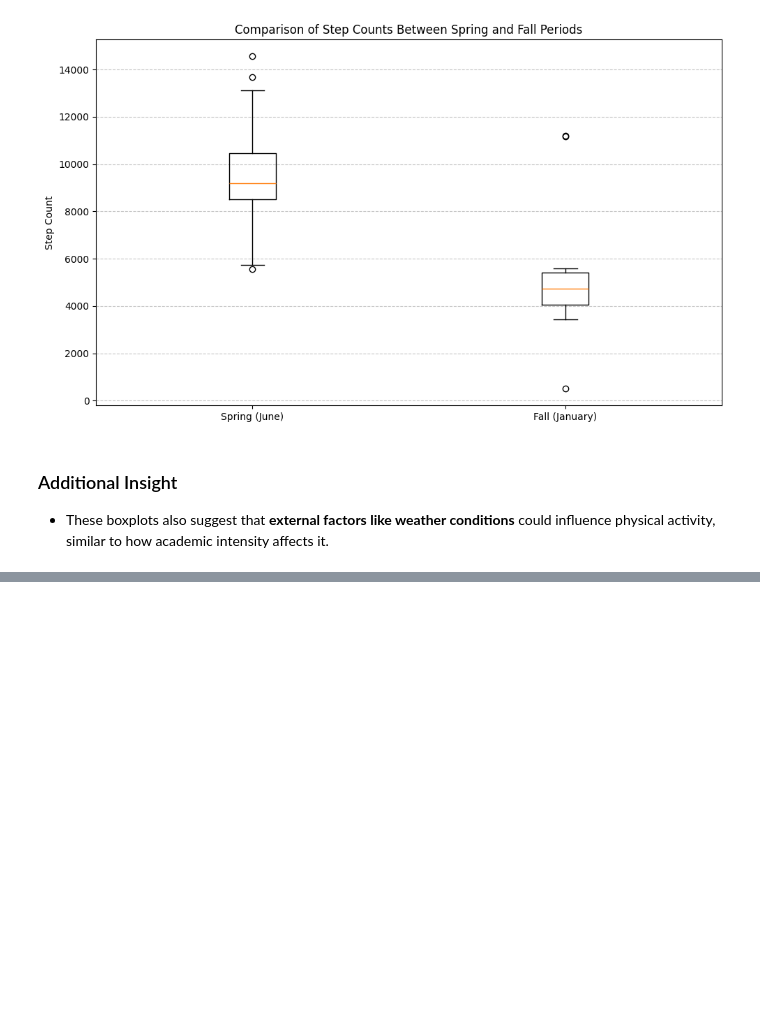
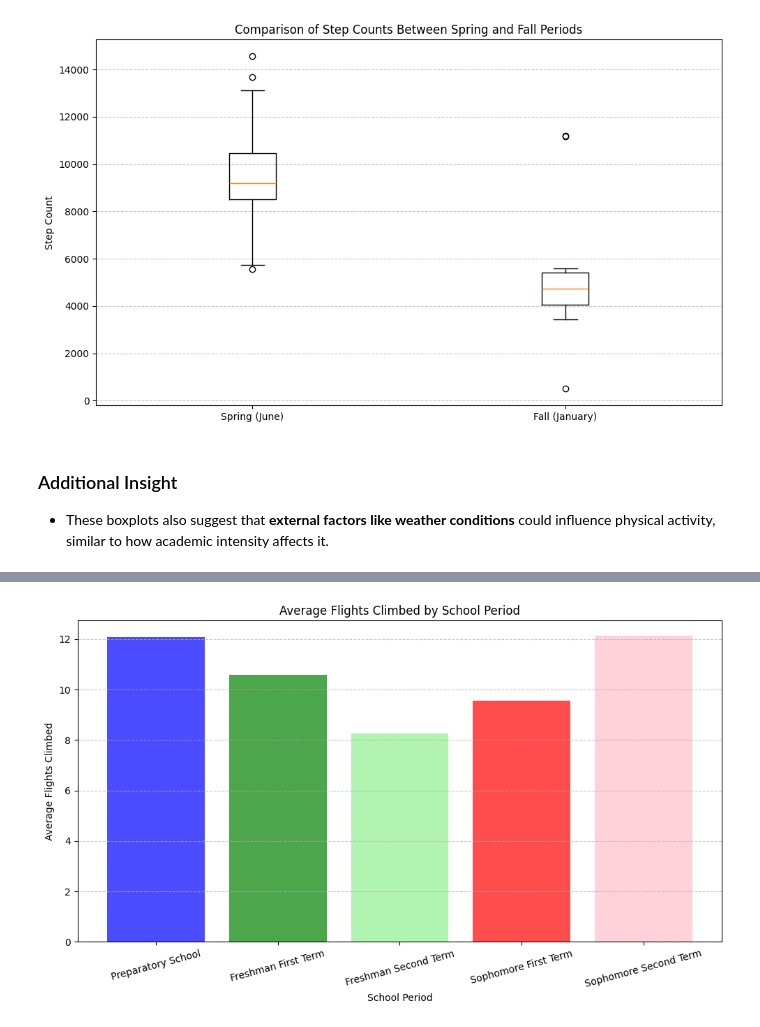
Before and after one commit to eray-akalin/academic-intensity-and-health-analysis, a Jupyter notebook: DSA210_Project.ipynb, the cells around one changed output, grey strips where cells are left out. Cells and saved outputs as stored; diff of their text form; code cells hidden in the pictures; blank space fills up the shorter version.

```diff
--- a/DSA210_Project.ipynb
+++ b/DSA210_Project.ipynb
@@ -640,0 +854,46 @@ plt.show()
+# %%
+import pandas as pd
+import matplotlib.pyplot as plt
+
+# Load the organized data from the CSV file
+organized_data = pd.read_csv("organized_health_data.csv")
+
+# Convert Date column to datetime format
+organized_data['Date'] = pd.to_datetime(organized_data['Date'])
+
+# Ensure all school periods are represented
+school_period_order = [
+    'Preparatory School',
+    'Freshman First Term',
+    'Freshman Second Term',
+    'Sophomore First Term',
+    'Sophomore Second Term'
+]
+
+# Filter and group data for Flights Climbed by school period
+flights_climbed_data = organized_data.groupby('School Period')['Flights Climbed'].mean().reindex(school_period_order).reset_index()
+
+# Rename columns for clarity
+flights_climbed_data.columns = ['School Period', 'Average Flights Climbed']
+
+# Plot the bar chart
+plt.figure(figsize=(10, 6))
+plt.bar(
+    flights_climbed_data['School Period'],
+    flights_climbed_data['Average Flights Climbed'],
+    color=['blue', 'green', 'lightgreen', 'red', 'pink'],
+    alpha=0.7
+)
+
+# Add titles and labels
+plt.title("Average Flights Climbed by School Period")
+plt.xlabel("School Period")
+plt.ylabel("Average Flights Climbed")
+plt.xticks(rotation=15)  # Rotate x-axis labels for better readability
+plt.grid(axis='y', linestyle='--', alpha=0.7)
+plt.tight_layout()
+
+# Show the plot
+plt.show()
+# %% [output]
+[figure, added]
```
Also changed, not shown: parts of 9 cells of this notebook.
